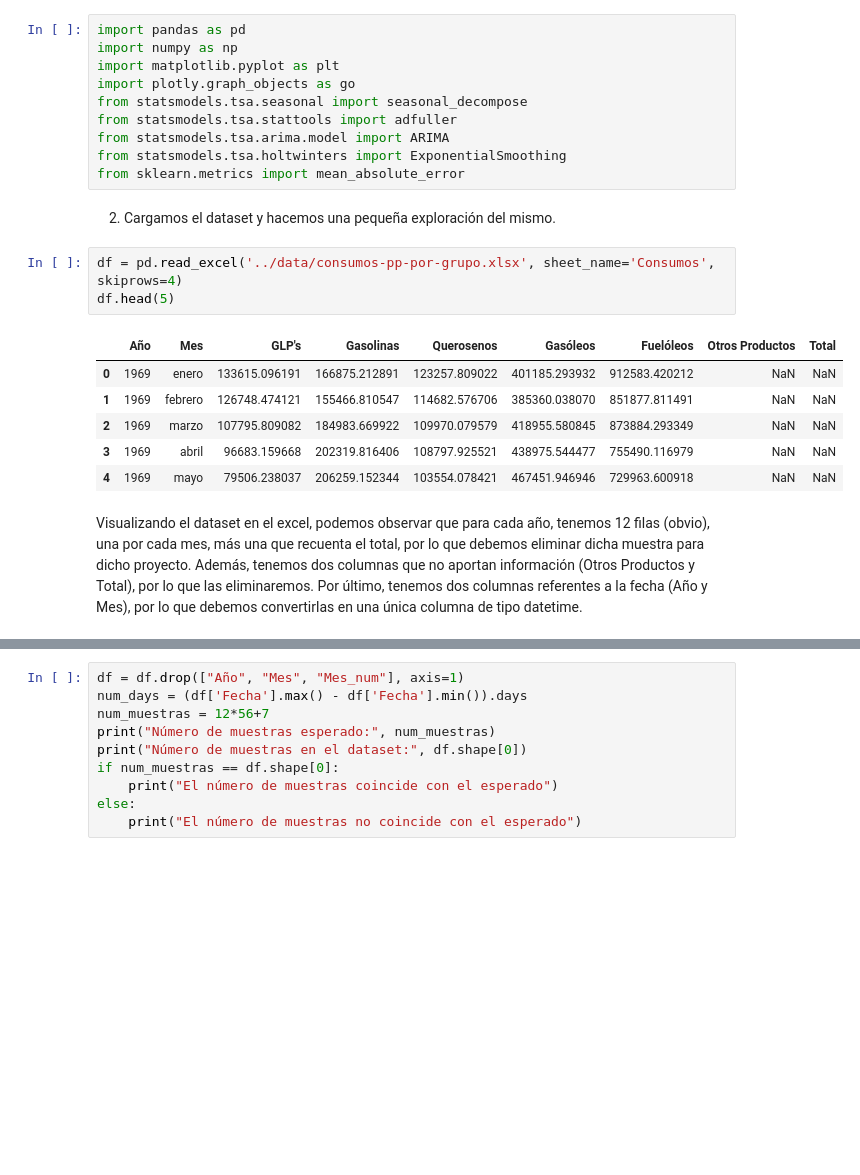
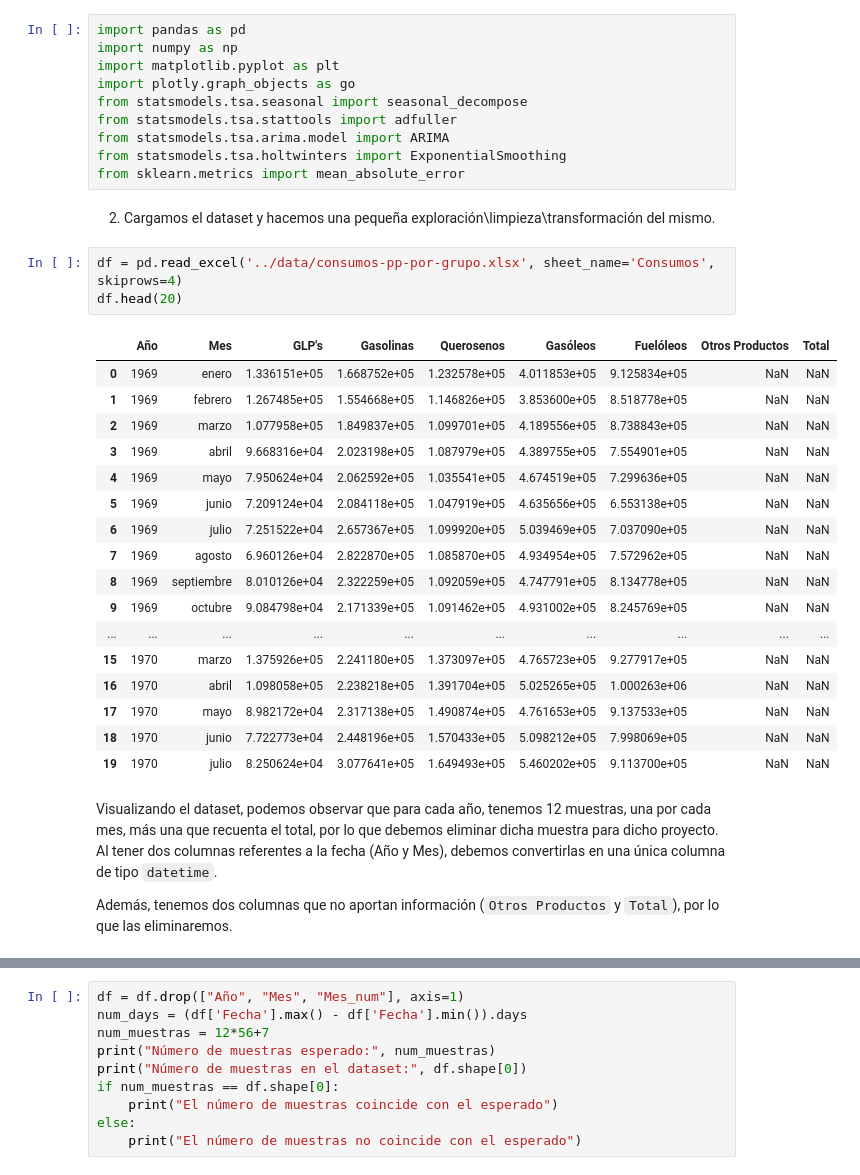
Before and after one commit to victosdur/TestDataScience-Regresion, a Jupyter notebook: notebooks/analisis.ipynb, the cells around one changed output, grey strips where cells are left out. Cells and saved outputs as stored; diff of their text form; blank space fills up the shorter version.

```diff
--- a/notebooks/analisis.ipynb
+++ b/notebooks/analisis.ipynb
@@ -32,17 +31,30 @@ from statsmodels.tsa.arima.model import ARIMA
 from statsmodels.tsa.holtwinters import ExponentialSmoothing
 from sklearn.metrics import mean_absolute_error
 # %% [markdown]
-2) Cargamos el dataset y hacemos una pequeña exploración del mismo.
+2) Cargamos el dataset y hacemos una pequeña exploración\limpieza\transformación del mismo.
 # %%
 df = pd.read_excel('../data/consumos-pp-por-grupo.xlsx', sheet_name='Consumos', skiprows=4)
-df.head(5)
+df.head(20)
 # %% [output]
 |  | Año | Mes | GLP's | Gasolinas | Querosenos | Gasóleos | Fuelóleos | Otros Productos | Total |
-| 0 | 1969 | enero | 133615.096191 | 166875.212891 | 123257.809022 | 401185.293932 | 912583.420212 | NaN | NaN |
-| 1 | 1969 | febrero | 126748.474121 | 155466.810547 | 114682.576706 | 385360.038070 | 851877.811491 | NaN | NaN |
-| 2 | 1969 | marzo | 107795.809082 | 184983.669922 | 109970.079579 | 418955.580845 | 873884.293349 | NaN | NaN |
-| 3 | 1969 | abril | 96683.159668 | 202319.816406 | 108797.925521 | 438975.544477 | 755490.116979 | NaN | NaN |
-| 4 | 1969 | mayo | 79506.238037 | 206259.152344 | 103554.078421 | 467451.946946 | 729963.600918 | NaN | NaN |
+| 0 | 1969 | enero | 1.336151e+05 | 1.668752e+05 | 1.232578e+05 | 4.011853e+05 | 9.125834e+05 | NaN | NaN |
+| 1 | 1969 | febrero | 1.267485e+05 | 1.554668e+05 | 1.146826e+05 | 3.853600e+05 | 8.518778e+05 | NaN | NaN |
+| 2 | 1969 | marzo | 1.077958e+05 | 1.849837e+05 | 1.099701e+05 | 4.189556e+05 | 8.738843e+05 | NaN | NaN |
+| 3 | 1969 | abril | 9.668316e+04 | 2.023198e+05 | 1.087979e+05 | 4.389755e+05 | 7.554901e+05 | NaN | NaN |
+| 4 | 1969 | mayo | 7.950624e+04 | 2.062592e+05 | 1.035541e+05 | 4.674519e+05 | 7.299636e+05 | NaN | NaN |
+| 5 | 1969 | junio | 7.209124e+04 | 2.084118e+05 | 1.047919e+05 | 4.635656e+05 | 6.553138e+05 | NaN | NaN |
+| 6 | 1969 | julio | 7.251522e+04 | 2.657367e+05 | 1.099920e+05 | 5.039469e+05 | 7.037090e+05 | NaN | NaN |
+| 7 | 1969 | agosto | 6.960126e+04 | 2.822870e+05 | 1.085870e+05 | 4.934954e+05 | 7.572962e+05 | NaN | NaN |
+| 8 | 1969 | septiembre | 8.010126e+04 | 2.322259e+05 | 1.092059e+05 | 4.747791e+05 | 8.134778e+05 | NaN | NaN |
+| 9 | 1969 | octubre | 9.084798e+04 | 2.171339e+05 | 1.091462e+05 | 4.931002e+05 | 8.245769e+05 | NaN | NaN |
+| ... | ... | ... | ... | ... | ... | ... | ... | ... | ... |
+| 15 | 1970 | marzo | 1.375926e+05 | 2.241180e+05 | 1.373097e+05 | 4.765723e+05 | 9.277917e+05 | NaN | NaN |
+| 16 | 1970 | abril | 1.098058e+05 | 2.238218e+05 | 1.391704e+05 | 5.025265e+05 | 1.000263e+06 | NaN | NaN |
+| 17 | 1970 | mayo | 8.982172e+04 | 2.317138e+05 | 1.490874e+05 | 4.761653e+05 | 9.137533e+05 | NaN | NaN |
+| 18 | 1970 | junio | 7.722773e+04 | 2.448196e+05 | 1.570433e+05 | 5.098212e+05 | 7.998069e+05 | NaN | NaN |
+| 19 | 1970 | julio | 8.250624e+04 | 3.077641e+05 | 1.649493e+05 | 5.460202e+05 | 9.113700e+05 | NaN | NaN |
 # %% [markdown]
-Visualizando el dataset en el excel, podemos observar que para cada año, tenemos 12 filas (obvio), una por cada mes, más una que recuenta el total, por lo que debemos eliminar dicha muestra para dicho proyecto. Además, tenemos dos columnas que no aportan información (Otros Productos y Total), por lo que las eliminaremos. Por último, tenemos dos columnas referentes a la fecha (Año y Mes), por lo que debemos convertirlas en una única columna de tipo datetime.
+Visualizando el dataset, podemos observar que para cada año, tenemos 12 muestras, una por cada mes, más una que recuenta el total, por lo que debemos eliminar dicha muestra para dicho proyecto. Al tener dos columnas referentes a la fecha (Año y Mes), debemos convertirlas en una única columna de tipo `datetime`.
+
+Además, tenemos dos columnas que no aportan información (`Otros Productos` y `Total`), por lo que las eliminaremos.
 # %%
```
Also changed, not shown: parts of 25 cells of this notebook, 17 other files.
